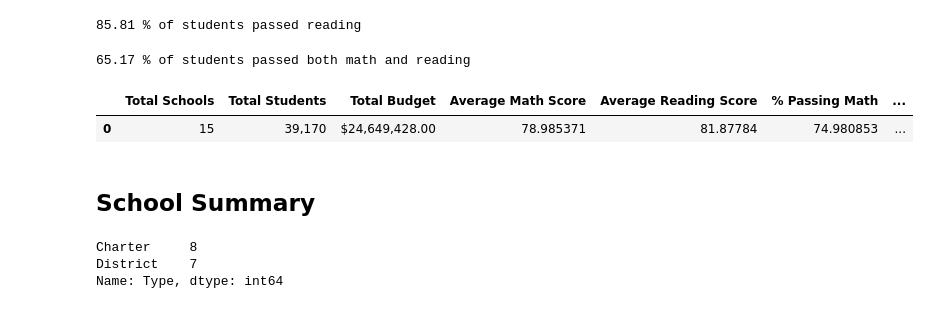
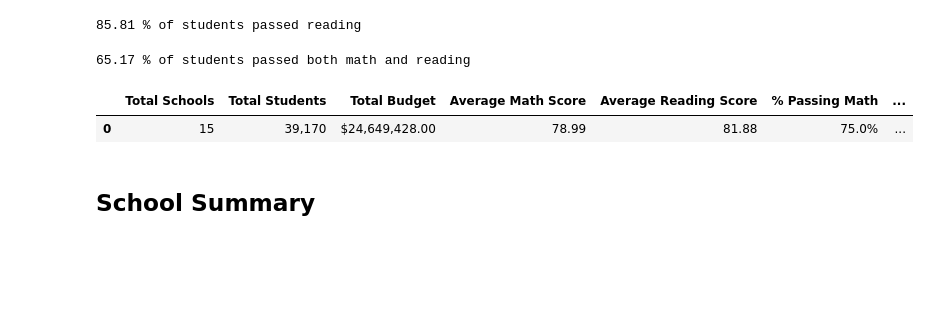
Before and after one commit to ashleyvp33/pandas-challenge, a Jupyter notebook: PyCitySchools.ipynb, the cells around one changed output. Saved outputs shown, nothing was run; the diff lists cells and outputs as text; code cells hidden in the pictures; blank space fills up the shorter version.

```diff
--- a/PyCitySchools.ipynb
+++ b/PyCitySchools.ipynb
@@ -87,8 +88,8 @@ print(f'The average math score is {round(math_avg, 2)}')
 The average math score is 78.99
 # %%
 # Average reading score
-reading_avg = combined_school_df['Reading Score'].mean()
-print(f'The average reading score is {round(reading_avg, 2)}')
+reading_avg = round(combined_school_df['Reading Score'].mean(),2)
+print(f'The average reading score is {reading_avg}')
 # %% [output]
 The average reading score is 81.88
 # %%
@@ -97,57 +98,51 @@ The average reading score is 81.88
 # passing_math_percentage = passing_math_count / float(student_count) * 100
 # passing_math_percentage
 math_pass_sum = combined_school_df[(combined_school_df['Math Score'] >= 70)].count()['Student Name']
-math_pass_rate = (math_pass_sum / float(student_sum)) * 100
-print(f'{round(math_pass_rate,2)} % of students passed math')
+math_pass_rate = round((math_pass_sum / float(student_sum)) * 100, 2)
+print(f'{math_pass_rate} % of students passed math')
 # %% [output]
 74.98 % of students passed math
 # %%
 # Percentage who passed reading
 reading_pass_sum = combined_school_df[(combined_school_df['Reading Score'] >= 70)].count()['Student Name']
-reading_pass_rate = (reading_pass_sum / float(student_sum)) * 100
-print(f'{round(reading_pass_rate, 2)} % of students passed reading')
+reading_pass_rate = round((reading_pass_sum / float(student_sum)) * 100, 2)
+print(f'{reading_pass_rate} % of students passed reading')
 # %% [output]
 85.81 % of students passed reading
 # %%
 # Percentage who passed both math and reading
 math_reading_sum = combined_school_df[
     (combined_school_df['Math Score'] >= 70) & (combined_school_df['Reading Score'] >= 70)].count()['Student Name']
-math_reading_rate = ((math_reading_sum / float(student_sum)) * 100)
-print(f'{round(math_reading_rate, 2)} % of students passed both math and reading')
+math_reading_rate = round(((math_reading_sum / float(student_sum)) * 100), 2)
+print(f'{math_reading_rate} % of students passed both math and reading')
 # %% [output]
 65.17 % of students passed both math and reading
 # %%
 # District Summary
 district_summary_df = pd.DataFrame({
     'Total Schools' : [school_sum],
     'Total Students' : [student_sum],
     'Total Budget' : [budget_sum],
     'Average Math Score' : [math_avg],
     'Average Reading Score' : [reading_avg],
     '% Passing Math' : [math_pass_rate],
     '% Passing Reading' : [reading_pass_rate],
     '% Overall Passing' : [math_reading_rate]})
 
-# REQUIRES FORMATTING
-############## FORMAT FORMAT FORMAT ########################
-district_summary_df["Total Students"] = district_summary_df["Total Students"].map("{:,}".format)
-district_summary_df["Total Budget"] = district_summary_df["Total Budget"].map("${:,.2f}".format)
+# Formatting
+district_summary_df['Total Students'] = district_summary_df['Total Students'].map('{:,}'.format)
+district_summary_df['Total Budget'] = district_summary_df['Total Budget'].map('${:,.2f}'.format)
+district_summary_df['% Passing Math'] = district_summary_df['% Passing Math'].map("{:.1f}%".format)
+district_summary_df['% Passing Reading'] = district_summary_df['% Passing Reading'].map("{:.1f}%".format)
+district_summary_df['% Overall Passing'] = district_summary_df['% Overall Passing'].map("{:.1f}%".format)
 
 district_summary_df
 # %% [output]
 |  | Total Schools | Total Students | Total Budget | Average Math Score | Average Reading Score | % Passing Math | ... |
-| 0 | 15 | 39,170 | $24,649,428.00 | 78.985371 | 81.87784 | 74.980853 | ... |
+| 0 | 15 | 39,170 | $24,649,428.00 | 78.99 | 81.88 | 75.0% | ... |
 # %% [markdown]
 ## School Summary
 # %%
-# School types
-school_type = schools_df['Type'].value_counts()
-print(school_type)
-
-# school_type = schools_df['Type']
-# school_type
+school_types = schools_df.groupby('School')['Type'].sum()
+# print(school_types)
-# %% [output]
-Charter     8
-District    7
-Name: Type, dtype: int64
 # %%
```
Also changed, not shown: parts of 29 cells of this notebook, 1 other file.
